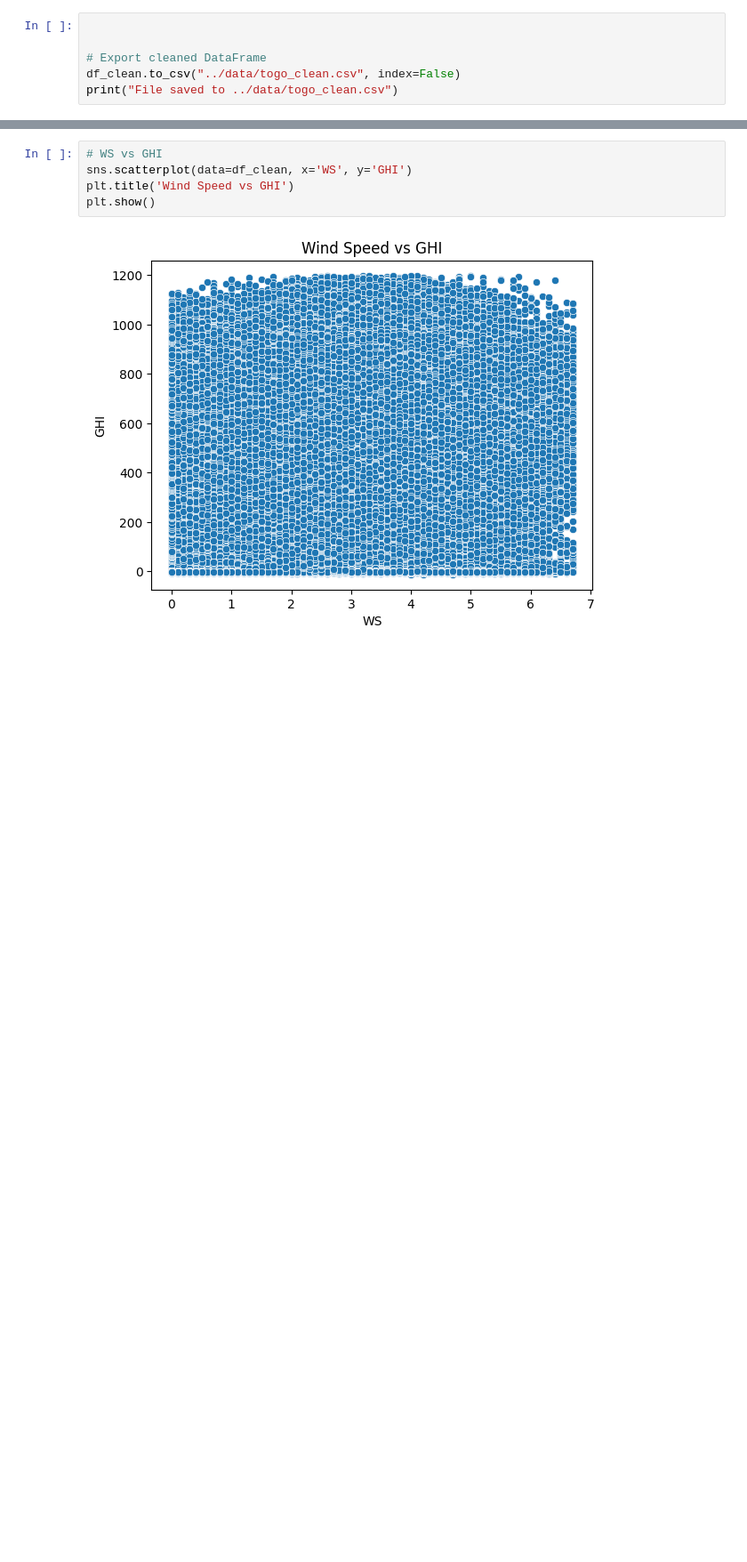
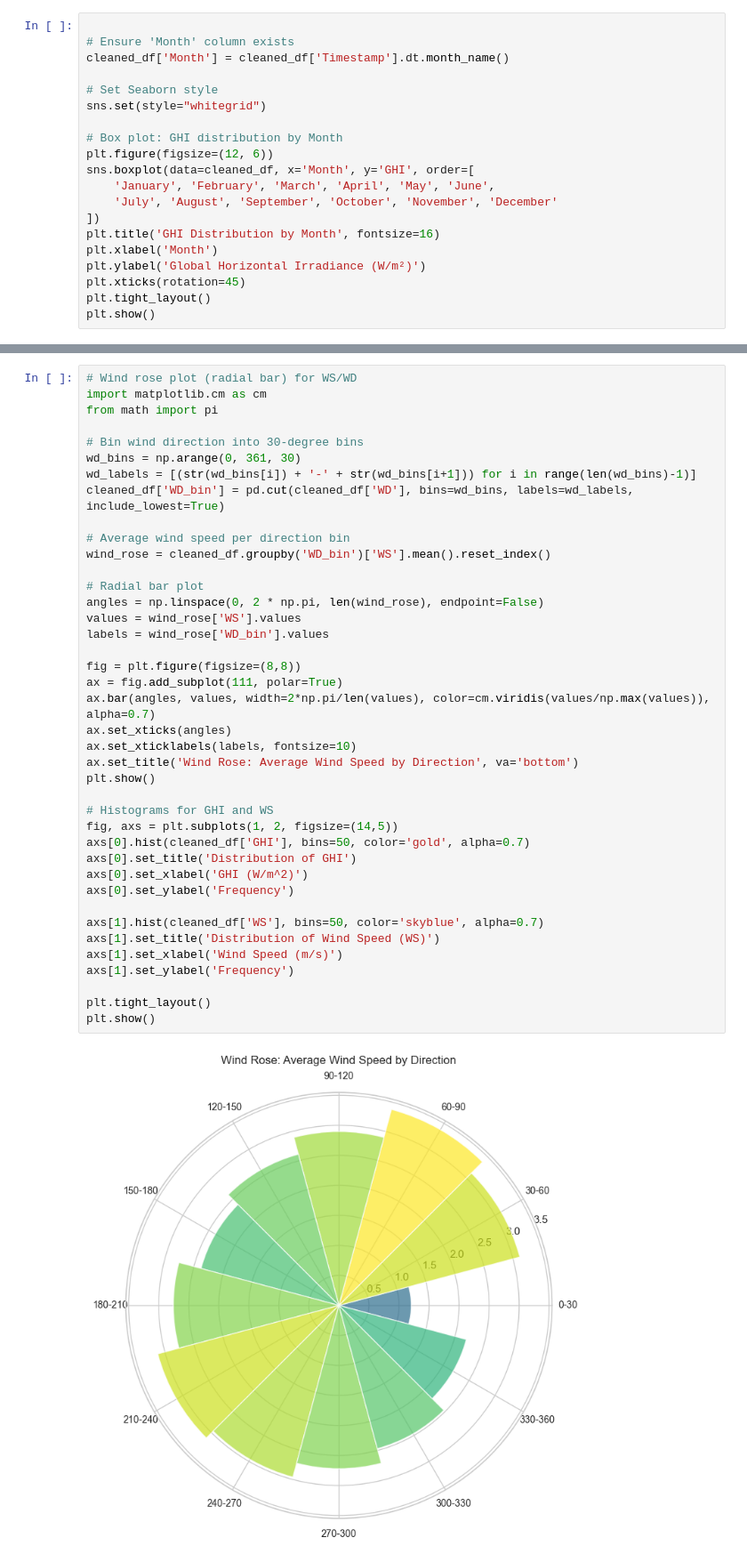
Before and after one commit to hilualemayoh21/solar-challenge-week1, a Jupyter notebook: notebooks/togo.ipynb, the cells around one changed output, grey strips where cells are left out. Shown at 89% size. Drawn from its saved outputs; the diff is of its cells as text; blank space fills up the shorter version.

```diff
--- a/notebooks/togo.ipynb
+++ b/notebooks/togo.ipynb
@@ -92,7 +181,21 @@ os.makedirs("../data", exist_ok=True)
 # %%
 
+# Ensure 'Month' column exists
+cleaned_df['Month'] = cleaned_df['Timestamp'].dt.month_name()
 
-# Export cleaned DataFrame
-df_clean.to_csv("../data/togo_clean.csv", index=False)
-print("File saved to ../data/togo_clean.csv")
+# Set Seaborn style
+sns.set(style="whitegrid")
+
+# Box plot: GHI distribution by Month
+plt.figure(figsize=(12, 6))
+sns.boxplot(data=cleaned_df, x='Month', y='GHI', order=[
+    'January', 'February', 'March', 'April', 'May', 'June',
+    'July', 'August', 'September', 'October', 'November', 'December'
+])
+plt.title('GHI Distribution by Month', fontsize=16)
+plt.xlabel('Month')
+plt.ylabel('Global Horizontal Irradiance (W/m²)')
+plt.xticks(rotation=45)
+plt.tight_layout()
+plt.show()
 # %% [output]
@@ -133,7 +308,42 @@ plt.show()
 # %%
-# WS vs GHI
-sns.scatterplot(data=df_clean, x='WS', y='GHI')
-plt.title('Wind Speed vs GHI')
+# Wind rose plot (radial bar) for WS/WD
+import matplotlib.cm as cm
+from math import pi
+
+# Bin wind direction into 30-degree bins
+wd_bins = np.arange(0, 361, 30)
+wd_labels = [(str(wd_bins[i]) + '-' + str(wd_bins[i+1])) for i in range(len(wd_bins)-1)]
+cleaned_df['WD_bin'] = pd.cut(cleaned_df['WD'], bins=wd_bins, labels=wd_labels, include_lowest=True)
+
+# Average wind speed per direction bin
+wind_rose = cleaned_df.groupby('WD_bin')['WS'].mean().reset_index()
+
+# Radial bar plot
+angles = np.linspace(0, 2 * np.pi, len(wind_rose), endpoint=False)
+values = wind_rose['WS'].values
+labels = wind_rose['WD_bin'].values
+
+fig = plt.figure(figsize=(8,8))
+ax = fig.add_subplot(111, polar=True)
+ax.bar(angles, values, width=2*np.pi/len(values), color=cm.viridis(values/np.max(values)), alpha=0.7)
+ax.set_xticks(angles)
+ax.set_xticklabels(labels, fontsize=10)
+ax.set_title('Wind Rose: Average Wind Speed by Direction', va='bottom')
 plt.show()
+
+# Histograms for GHI and WS
+fig, axs = plt.subplots(1, 2, figsize=(14,5))
+axs[0].hist(cleaned_df['GHI'], bins=50, color='gold', alpha=0.7)
+axs[0].set_title('Distribution of GHI')
+axs[0].set_xlabel('GHI (W/m^2)')
+axs[0].set_ylabel('Frequency')
+
+axs[1].hist(cleaned_df['WS'], bins=50, color='skyblue', alpha=0.7)
+axs[1].set_title('Distribution of Wind Speed (WS)')
+axs[1].set_xlabel('Wind Speed (m/s)')
+axs[1].set_ylabel('Frequency')
+
+plt.tight_layout()
+plt.show()
 # %% [output]
-[figure, old version]
+[figure, new version]
```
Also changed, not shown: parts of 25 cells of this notebook, 6 other files.
